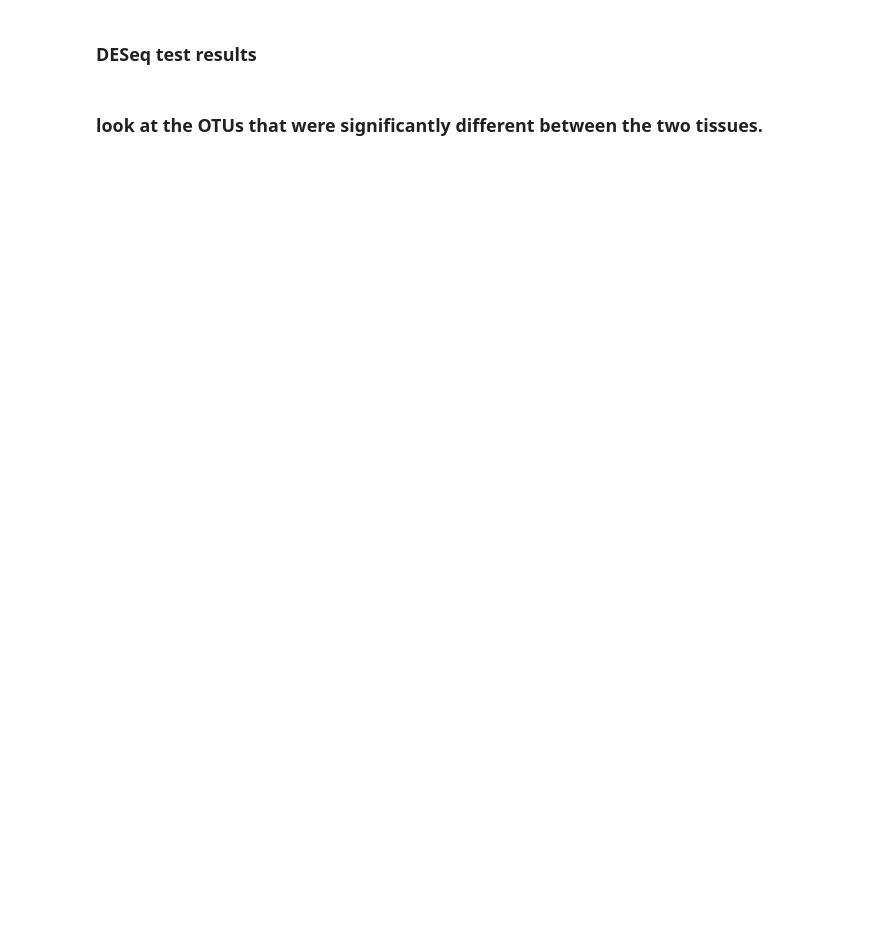
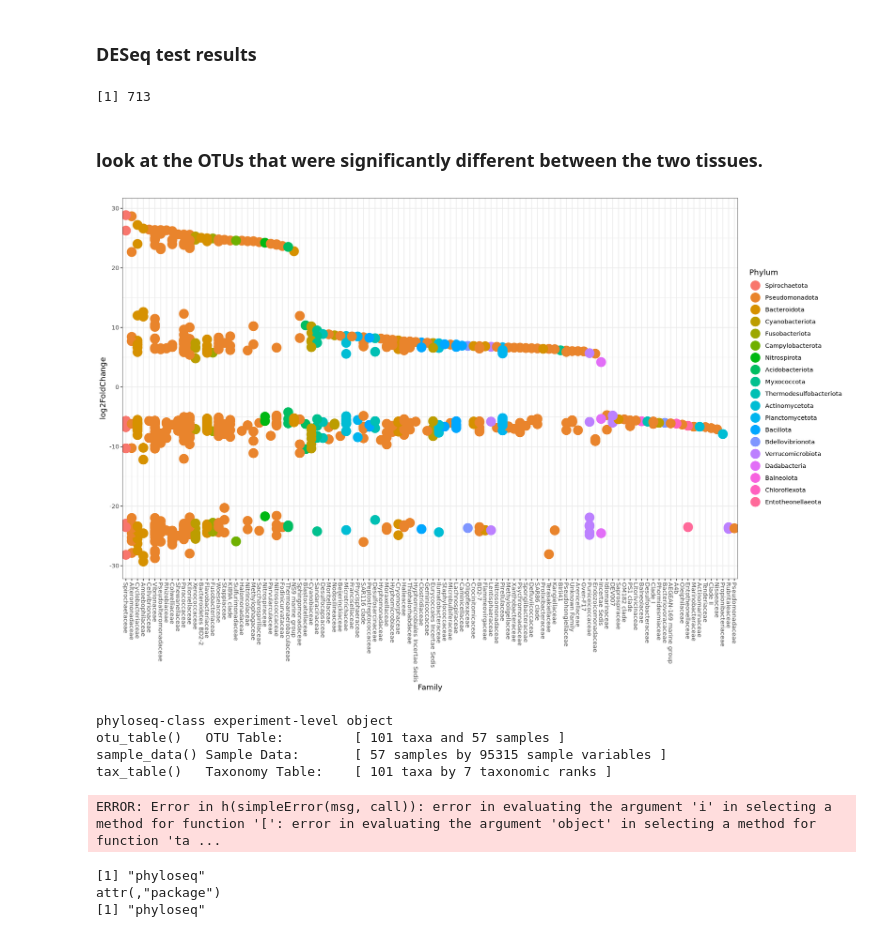
Before and after one commit to cdesouza02/BEL_16S_output, a Jupyter notebook: DEseq2.ipynb, the cells around one changed output. Saved outputs shown, nothing was run; the diff lists cells and outputs as text; code cells hidden in the pictures; blank space fills up the shorter version.

Commit message:
deseq on parent clusters

```diff
--- a/DEseq2.ipynb
+++ b/DEseq2.ipynb
@@ -104,0 +105,3 @@ mycolors= colorRampPalette(brewer.pal(8, "Set3"))(4)
+# %%
+# transposing otu for deseq compatibility
+otu <- t(otu_clean)
@@ -198,0 +203,7 @@ converting counts to integer mode
+# %%
+# Step 2: Ensure the order of samples in OTU matches the phyloseq object
+otu <- otu[, sample_names(ps_clean)]
+
+# Step 3: Replace the OTU table in the phyloseq object
+otu_table(ps_clean) <- otu_table(otu, taxa_are_rows = TRUE)
+head(otu_table(ps_clean))
@@ -198,0 +234,7 @@ converting counts to integer mode
+# %%
+cluster_dds = phyloseq_to_deseq2(ps_clean, ~ Cluster)
+gm_mean = function(row) if (all(row == 0)) 0 else exp(mean(log(row[row != 0])))
+geoMeans = apply(otu, 1, gm_mean)
+cluster_dds <- estimateSizeFactors(cluster_dds, geoMeans=geoMeans, locfunc=shorth)
+
+cluster_dds = DESeq(cluster_dds, test="Wald", fitType="parametric")
@@ -226,16 +280,29 @@ dim(sigtab)
+# %%
+# Extract results (Cluster1 vs Cluster2)
+res = results(cluster_dds, cooksCutoff = FALSE, name = "Cluster_Cluster2_vs_Cluster1")
+alpha = 0.05
+# Filter for significantly differentially abundant taxa p adjusted value
+sig_cluster = res[which(res$padj < alpha), ]
+# Combine with taxonomy information (from the same phyloseq object used for DESeq2)
+sig_cluster = cbind(as(sig_cluster, "data.frame"), as(tax_table(ps_clean)[rownames(sig_cluster), ], "matrix"))
+NROW(sig_cluster)
+# %% [output]
+[1] 713
 # %% [markdown]
 ### look at the OTUs that were significantly different between the two tissues.
 # %%
-scale_fill_discrete <- function(palname = "Set1", ...) {
+scale_fill_discrete <- function(palname = "Set3", ...) {
     scale_fill_brewer(palette = palname, ...)
 }
 # Phylum order
-x = tapply(sigtab$log2FoldChange, sigtab$Phylum, function(x) max(x))
+x = tapply(sig_cluster$log2FoldChange, sig_cluster$Phylum, function(x) max(x))
 x = sort(x, TRUE)
-sigtab$Phylum = factor(as.character(sigtab$Phylum), levels=names(x))
+sig_cluster$Phylum = factor(as.character(sig_cluster$Phylum), levels=names(x))
 # Genus order
-x = tapply(sigtab$log2FoldChange, sigtab$Genus, function(x) max(x))
+x = tapply(sig_cluster$log2FoldChange, sig_cluster$Family, function(x) max(x))
 x = sort(x, TRUE)
-sigtab$Genus = factor(as.character(sigtab$Genus), levels=names(x))
-ggplot(sigtab, aes(x=Genus, y=log2FoldChange, color=Phylum)) + geom_point(size=6) +
+sig_cluster$Family = factor(as.character(sig_cluster$Family), levels=names(x))
+ggplot(sig_cluster, aes(x=Family, y=log2FoldChange, color=Phylum)) + geom_point(size=6) +
   theme(axis.text.x = element_text(angle = -90, hjust = 0, vjust=0.5))
+# %% [output]
+[figure, added]
@@ -241,0 +315,20 @@ ggplot(sigtab, aes(x=Genus, y=log2FoldChange, color=Phylum)) + geom_point(size=6
+# %%
+sig_clust_wlog_filter <- genefilter_sample(sig_cluster_log, filterfun_sample(function(x) x > 1), A=0.33*nsamples(sig_cluster_log))
+sig_clust_wlog_prune <- prune_taxa(sig_clust_wlog_filter, sig_cluster_log)
+tax_table(sig_clust_wlog_prune)
+# %% [output]
+phyloseq-class experiment-level object
+otu_table()   OTU Table:         [ 101 taxa and 57 samples ]
+sample_data() Sample Data:       [ 57 samples by 95315 sample variables ]
+tax_table()   Taxonomy Table:    [ 101 taxa by 7 taxonomic ranks ]
+# %%
+clean_sig_wlog_prune <- sig_clust_wlog_prune[tax_table(sig_clust_wlog_prune(log2FoldChange)) > 10, ]
+clean_sig_wlog_prune
+# %% [output]
+ERROR: Error in h(simpleError(msg, call)): error in evaluating the argument 'i' in selecting a method for function '[': error in evaluating the argument 'object' in selecting a method for function 'ta ...
+# %%
+class(sig_clust_wlog_prune)
+# %% [output]
+[1] "phyloseq"
+attr(,"package")
+[1] "phyloseq"
```
Also changed, not shown: parts of 20 cells of this notebook.
